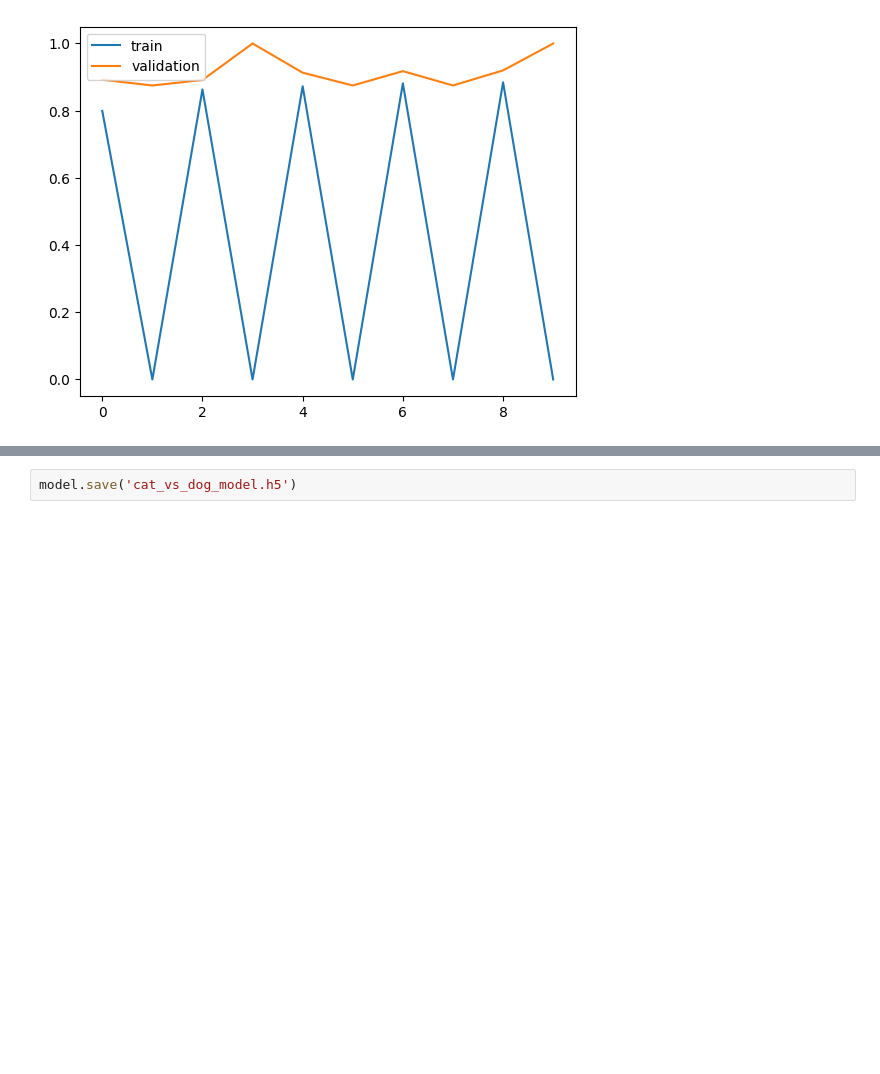
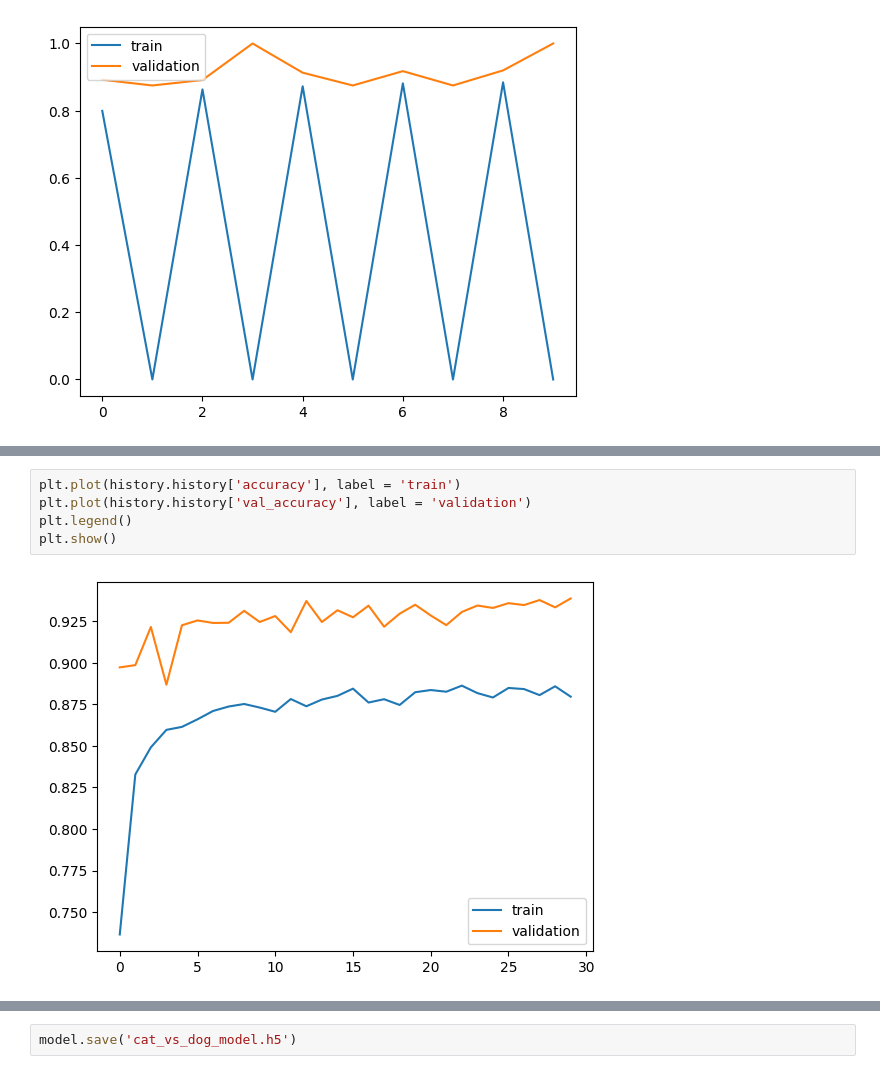
Before and after one commit to dipanjanpathak/Dog-vs-Cat-Classifier, a Jupyter notebook: cat_vs_dog.ipynb, the cells around one changed output, grey strips where cells are left out. Drawn from its saved outputs; the diff is of its cells as text; blank space fills up the shorter version.

```diff
--- a/cat_vs_dog.ipynb
+++ b/cat_vs_dog.ipynb
@@ -524,3 +530,10 @@ Epoch 30/30
+# %%
+plt.plot(history.history['accuracy'], label = 'train')
+plt.plot(history.history['val_accuracy'], label = 'validation')
+plt.legend()
+plt.show()
+# %% [output]
+[figure, added]
 # %%
 # Evaluating the model
 eval_result = model.evaluate(validation_generator)
```
Also changed, not shown: parts of 6 cells of this notebook, 2 other files.
